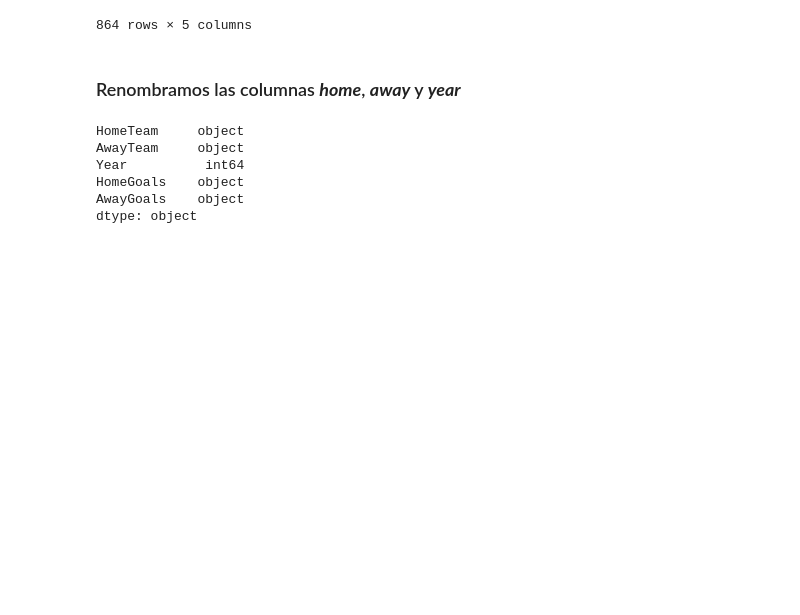
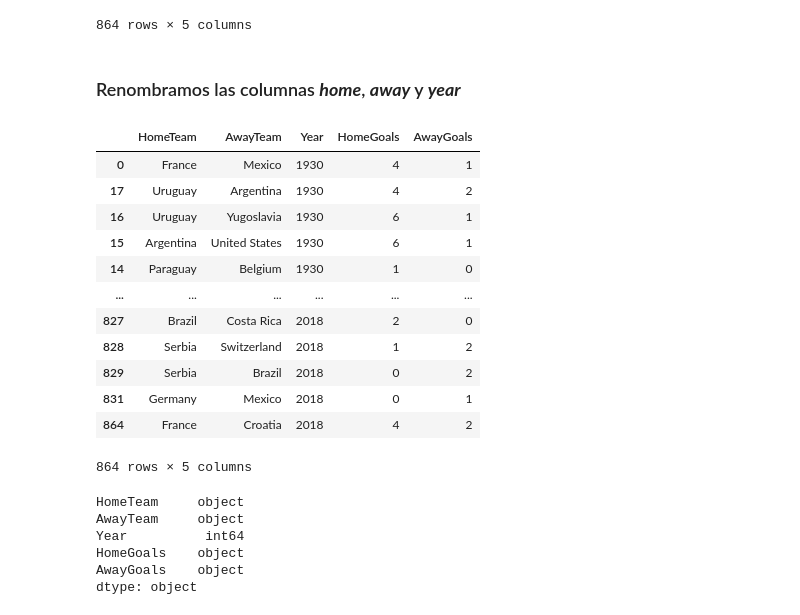
Before and after one commit to JuanjoRestrepo/Qatar-2022, a Jupyter notebook: WorldCup_Qatar2022_Predictor.ipynb, the cells around one changed output. Cells and saved outputs as stored; diff of their text form; code cells hidden in the pictures; blank space fills up the shorter version.

```diff
--- a/WorldCup_Qatar2022_Predictor.ipynb
+++ b/WorldCup_Qatar2022_Predictor.ipynb
@@ -474,6 +472,21 @@ df_data_historica
 # %%
 df_data_historica.rename(columns={'home':'HomeTeam', 'away':'AwayTeam',
                                   'year':'Year'}, inplace=True)
+df_data_historica
+# %% [output]
+|  | HomeTeam | AwayTeam | Year | HomeGoals | AwayGoals |
+| 0 | France | Mexico | 1930 | 4 | 1 |
+| 17 | Uruguay | Argentina | 1930 | 4 | 2 |
+| 16 | Uruguay | Yugoslavia | 1930 | 6 | 1 |
+| 15 | Argentina | United States | 1930 | 6 | 1 |
+| 14 | Paraguay | Belgium | 1930 | 1 | 0 |
+| ... | ... | ... | ... | ... | ... |
+| 827 | Brazil | Costa Rica | 2018 | 2 | 0 |
+| 828 | Serbia | Switzerland | 2018 | 1 | 2 |
+| 829 | Serbia | Brazil | 2018 | 0 | 2 |
+| 831 | Germany | Mexico | 2018 | 0 | 1 |
+| 864 | France | Croatia | 2018 | 4 | 2 |
+864 rows × 5 columns
 # %%
 df_data_historica.dtypes
 # %% [output]
```
Also changed, not shown: parts of 6 cells of this notebook.
